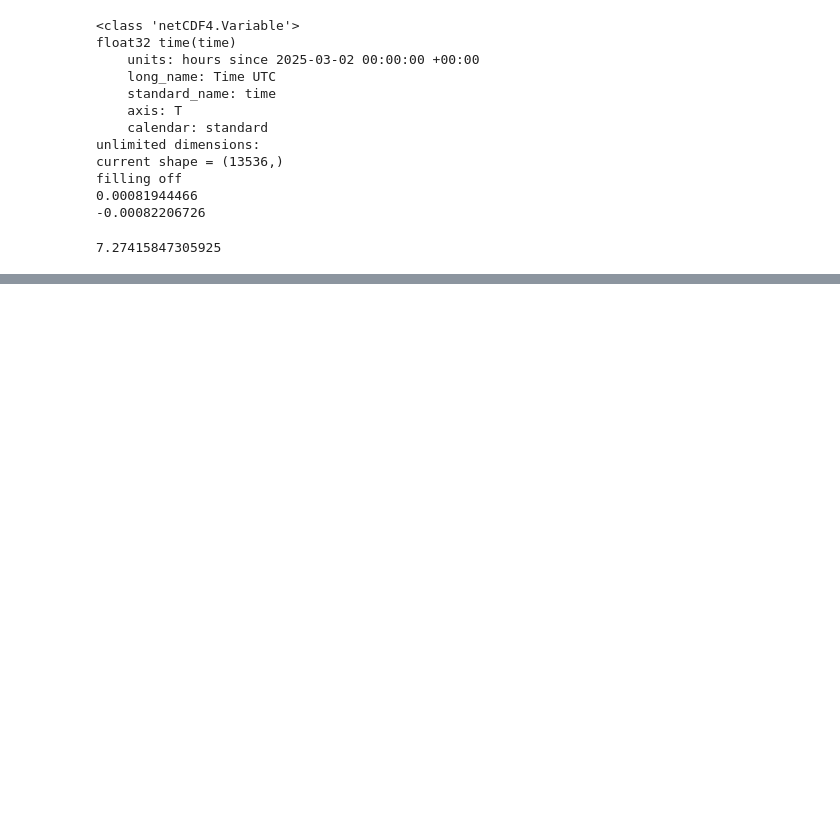
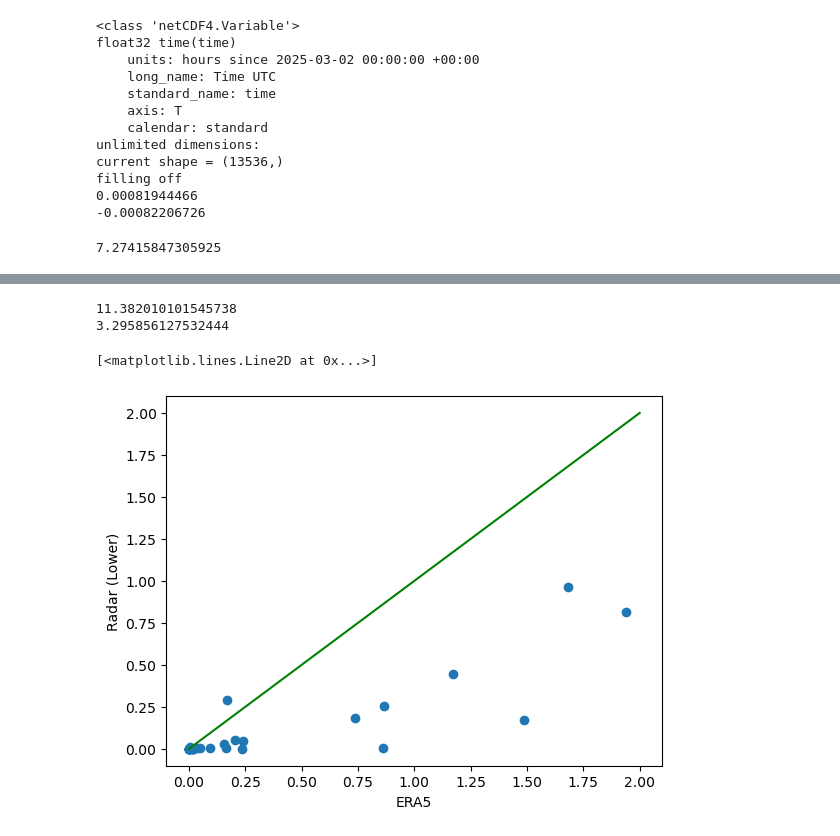
Before and after one commit to Troll-Observing-Network/neumayer-snowfall, a Jupyter notebook: TrollMarchAccum.ipynb, the cells around one changed output, grey strips where cells are left out. Drawn from its saved outputs; the diff is of its cells as text; code cells hidden in the pictures; blank space fills up the shorter version.

```diff
--- a/TrollMarchAccum.ipynb
+++ b/TrollMarchAccum.ipynb
@@ -106,0 +214,37 @@ print(np.sum(radar_accum))
+# %%
+radar_accum_upper = np.zeros([31])
+
+i = 0
+for file in file_list:
+    dset = nc.Dataset(file)
+
+    dbz = np.array(dset.variables['Zh'][:, 0])
+    dbz[dbz > 1000] = np.nan
+    z = 10 ** (dbz / 10)
+
+    a = 43
+    b = 1.1
+
+    precip = (z / a) ** (1 / b)
+
+    basename = os.path.basename(file)
+    date_str = basename.split('_')[0]
+    base_time = datetime.strptime(date_str, '%Y%m%d')
+
+
+
+    # Extract time (hours since midnight)
+    time_var = dset.variables['time'][:]
+
+    # Convert time to seconds
+    time_sec = time_var * 3600  # NumPy array
+
+    # Remove NaNs
+    valid_mask = ~np.isnan(precip)
+    precip_clean = precip[valid_mask]
+    time_sec_clean = time_sec[valid_mask]
+
+    accumulation = np.trapz(precip_clean, time_sec_clean) / 3600  # result in mm
+
+    radar_accum_upper[i] = accumulation
+    i = i + 1
@@ -106,0 +288,14 @@ print(np.sum(radar_accum))
+# %%
+print(np.sum(radar_accum_lower))
+print(np.sum(radar_accum_upper))
+# %% [output]
+11.382010101545738
+3.295856127532444
+# %%
+plt.scatter(accum_daily_low, radar_accum_upper)
+plt.xlabel("ERA5")
+plt.ylabel("Radar (Lower)")
+plt.plot(np.arange(0, 3), np.arange(0, 3), c='g')
+# %% [output]
+[<matplotlib.lines.Line2D at 0x...>]
+[figure, added]
```
Also changed, not shown: parts of 11 cells of this notebook, 1 other file.
